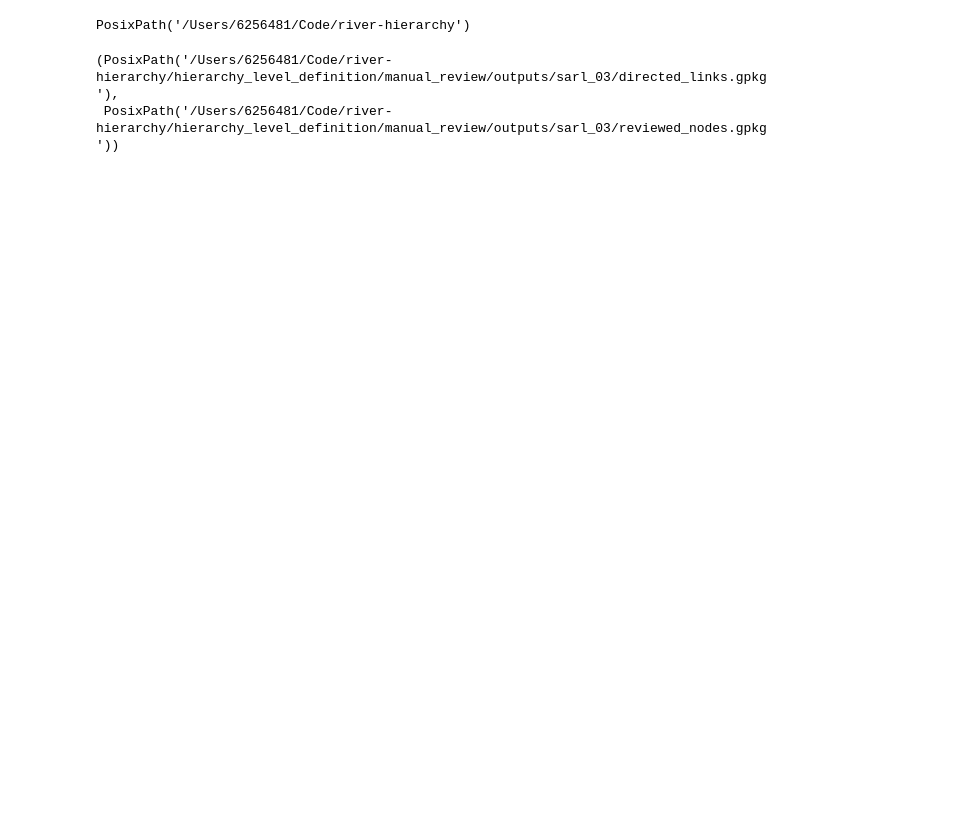
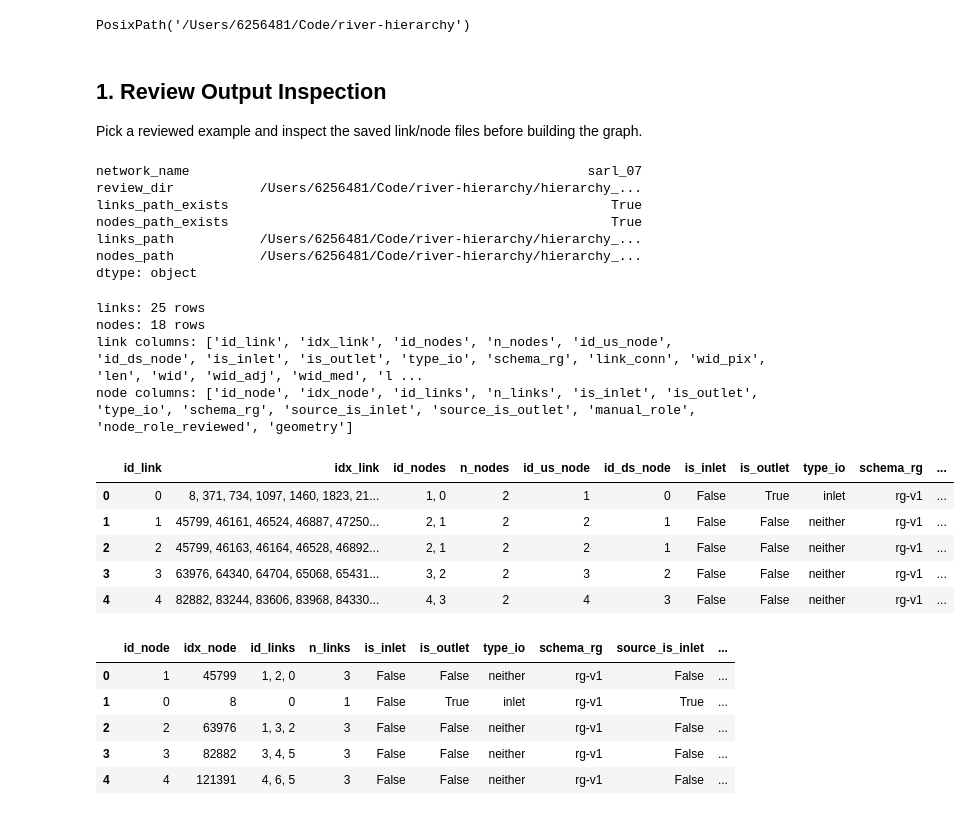
Before and after one commit to niekcde/river_hierarchy, a Jupyter notebook: hierarchy_level_definition/notebooks/level_detection_workbench.ipynb, the cells around one changed output. Saved outputs shown, nothing was run; the diff lists cells and outputs as text; code cells hidden in the pictures; blank space fills up the shorter version.

```diff
--- a/hierarchy_level_definition/notebooks/level_detection_workbench.ipynb
+++ b/hierarchy_level_definition/notebooks/level_detection_workbench.ipynb
@@ -23,16 +35,63 @@ if str(REPO_ROOT) not in sys.path:
 REPO_ROOT
 # %% [output]
 PosixPath('/Users/6256481/Code/river-hierarchy')
+# %% [markdown]
+## 1. Review Output Inspection
+
+Pick a reviewed example and inspect the saved link/node files before building the graph.
 # %%
-from hierarchy_level_definition.graph_building.directed_network_checks import analyze_reviewed_network
-from hierarchy_level_definition.unit_detection.bifurcation_confluence_units import analyze_network
+network_name = "sarl_07"
 
-network_name = "sarl_03"
 review_dir = REPO_ROOT / "hierarchy_level_definition" / "manual_review" / "outputs" / network_name
 links_path = review_dir / "directed_links.gpkg"
 nodes_path = review_dir / "reviewed_nodes.gpkg"
 
-links_path, nodes_path
+pd.Series(
+    {
+        "network_name": network_name,
+        "review_dir": str(review_dir),
+        "links_path_exists": links_path.exists(),
+        "nodes_path_exists": nodes_path.exists(),
+        "links_path": str(links_path),
+        "nodes_path": str(nodes_path),
+    }
+)
 # %% [output]
-(PosixPath('/Users/6256481/Code/river-hierarchy/hierarchy_level_definition/manual_review/outputs/sarl_03/directed_links.gpkg'),
- PosixPath('/Users/6256481/Code/river-hierarchy/hierarchy_level_definition/manual_review/outputs/sarl_03/reviewed_nodes.gpkg'))
+network_name                                                   sarl_07
+review_dir           /Users/6256481/Code/river-hierarchy/hierarchy_...
+links_path_exists                                                 True
+nodes_path_exists                                                 True
+links_path           /Users/6256481/Code/river-hierarchy/hierarchy_...
+nodes_path           /Users/6256481/Code/river-hierarchy/hierarchy_...
+dtype: object
+# %%
+if not links_path.exists() or not nodes_path.exists():
+    raise FileNotFoundError("Reviewed links/nodes files are missing for the selected network.")
+
+links = gpd.read_file(links_path)
+nodes = gpd.read_file(nodes_path)
+
+print(f"links: {len(links)} rows")
+print(f"nodes: {len(nodes)} rows")
+print("link columns:", list(links.columns))
+print("node columns:", list(nodes.columns))
+
+display(links.head())
+display(nodes.head())
+# %% [output]
+links: 25 rows
+nodes: 18 rows
+link columns: ['id_link', 'idx_link', 'id_nodes', 'n_nodes', 'id_us_node', 'id_ds_node', 'is_inlet', 'is_outlet', 'type_io', 'schema_rg', 'link_conn', 'wid_pix', 'len', 'wid', 'wid_adj', 'wid_med', 'l ...
+node columns: ['id_node', 'idx_node', 'id_links', 'n_links', 'is_inlet', 'is_outlet', 'type_io', 'schema_rg', 'source_is_inlet', 'source_is_outlet', 'manual_role', 'node_role_reviewed', 'geometry']
+|  | id_link | idx_link | id_nodes | n_nodes | id_us_node | id_ds_node | is_inlet | is_outlet | type_io | schema_rg | ... |
+| 0 | 0 | 8, 371, 734, 1097, 1460, 1823, 21... | 1, 0 | 2 | 1 | 0 | False | True | inlet | rg-v1 | ... |
+| 1 | 1 | 45799, 46161, 46524, 46887, 47250... | 2, 1 | 2 | 2 | 1 | False | False | neither | rg-v1 | ... |
+| 2 | 2 | 45799, 46163, 46164, 46528, 46892... | 2, 1 | 2 | 2 | 1 | False | False | neither | rg-v1 | ... |
+| 3 | 3 | 63976, 64340, 64704, 65068, 65431... | 3, 2 | 2 | 3 | 2 | False | False | neither | rg-v1 | ... |
+| 4 | 4 | 82882, 83244, 83606, 83968, 84330... | 4, 3 | 2 | 4 | 3 | False | False | neither | rg-v1 | ... |
+|  | id_node | idx_node | id_links | n_links | is_inlet | is_outlet | type_io | schema_rg | source_is_inlet | ... |
+| 0 | 1 | 45799 | 1, 2, 0 | 3 | False | False | neither | rg-v1 | False | ... |
+| 1 | 0 | 8 | 0 | 1 | False | True | inlet | rg-v1 | True | ... |
+| 2 | 2 | 63976 | 1, 3, 2 | 3 | False | False | neither | rg-v1 | False | ... |
+| 3 | 3 | 82882 | 3, 4, 5 | 3 | False | False | neither | rg-v1 | False | ... |
+| 4 | 4 | 121391 | 4, 6, 5 | 3 | False | False | neither | rg-v1 | False | ... |
```
Also changed, not shown: parts of 19 cells of this notebook, 1 other file.
